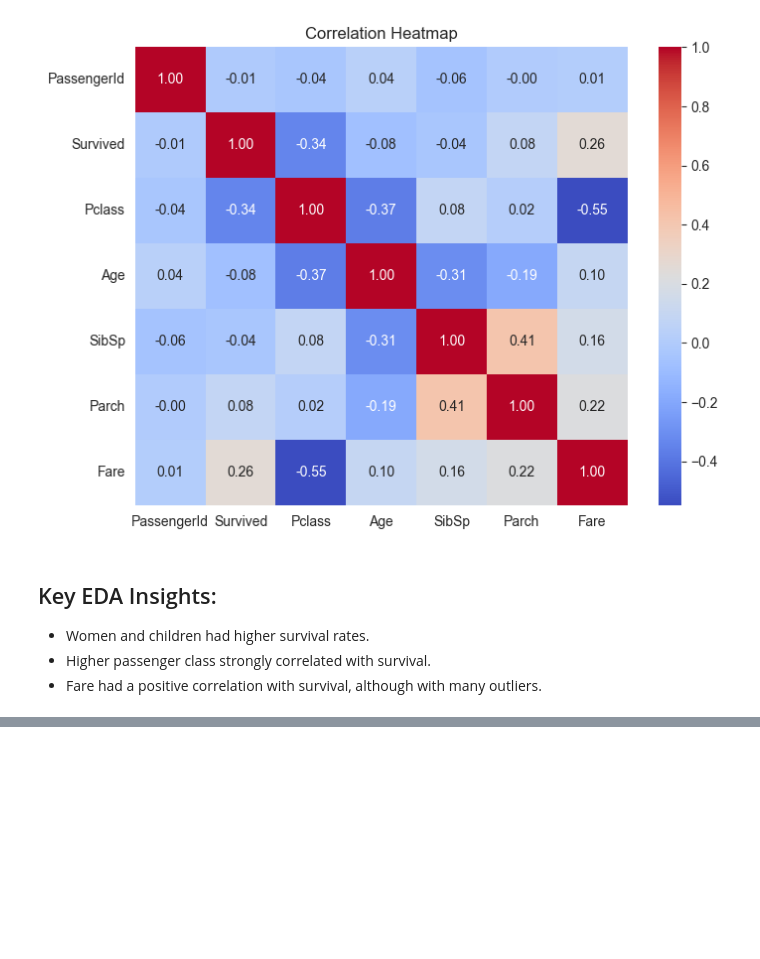
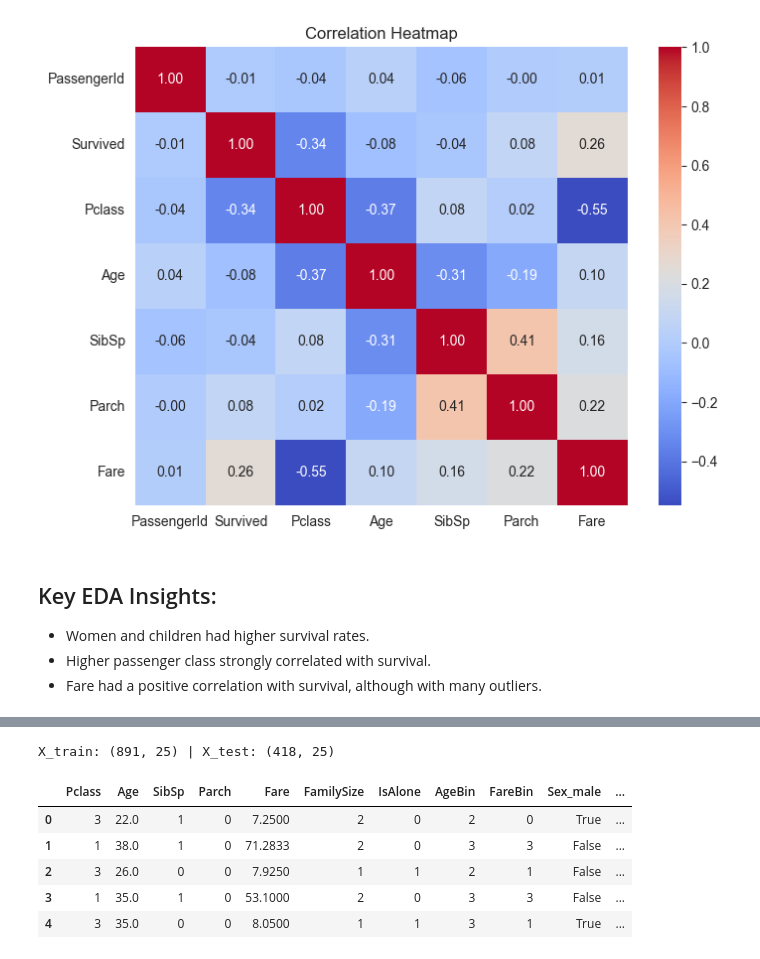
Before and after one commit to KasimM05/Titanic_predictions, a Jupyter notebook: Titanic.ipynb, the cells around one changed output, grey strips where cells are left out. Saved outputs shown, nothing was run; the diff lists cells and outputs as text; code cells hidden in the pictures; blank space fills up the shorter version.

```diff
--- a/Titanic.ipynb
+++ b/Titanic.ipynb
@@ -171,0 +184,62 @@ plt.show()
+# %%
+test_ids = test_df['PassengerId'].copy()
+
+train_tmp = train_df.copy()
+test_tmp  = test_df.copy()
+train_tmp['is_train'] = 1
+test_tmp['is_train']  = 0
+full = pd.concat([train_tmp, test_tmp], ignore_index=True)
+
+# --- Feature creation
+full['FamilySize'] = full['SibSp'] + full['Parch'] + 1
+full['IsAlone'] = (full['FamilySize'] == 1).astype(int)
+
+full['Title'] = full['Name'].str.extract(r',\s*([^\.]+)\.', expand=False).str.strip()
+title_map = {
+    'Mlle':'Miss','Ms':'Miss','Mme':'Mrs',
+    'Lady':'Royal','Countess':'Royal','Sir':'Royal','Don':'Royal','Jonkheer':'Royal',
+    'Capt':'Officer','Col':'Officer','Major':'Officer','Dr':'Officer','Rev':'Officer'
+}
+full['Title'] = full['Title'].replace(title_map)
+rare = full['Title'].value_counts()
+full.loc[full['Title'].isin(rare[rare<10].index), 'Title'] = 'Rare'
+
+full['Deck'] = full['Cabin'].str[0].fillna('U')
+
+# --- Imputations
+full['Embarked'] = full['Embarked'].fillna(full['Embarked'].mode()[0])
+full['Fare'] = full.groupby(['Pclass','Embarked'])['Fare'].transform(lambda s: s.fillna(s.median()))
+
+age_med = full.groupby(['Title','Pclass','Sex'])['Age'].median()
+full['Age'] = full.apply(
+    lambda r: age_med.loc[r['Title'], r['Pclass'], r['Sex']] if pd.isna(r['Age']) else r['Age'],
+    axis=1
+).fillna(full['Age'].median())
+
+# --- Binning
+full['AgeBin']  = pd.cut(full['Age'], bins=[0,12,18,30,45,60,80], labels=False, include_lowest=True)
+full['FareBin'] = pd.qcut(full['Fare'], q=4, labels=False, duplicates='drop')
+
+# --- One-hot encode categoricals
+cat_cols = ['Sex','Embarked','Title','Deck']
+full = pd.get_dummies(full, columns=cat_cols, drop_first=True)
+
+# --- Drop unused
+full = full.drop(columns=['PassengerId','Name','Ticket','Cabin'])
+
+# --- Split
+X_all = full.drop(columns=['Survived','is_train'])
+y_all = train_df['Survived'].astype(int)
+X_train = X_all.iloc[:len(train_df)].copy()
+X_test  = X_all.iloc[len(train_df):].copy()
+
+print("X_train:", X_train.shape, "| X_test:", X_test.shape)
+X_train.head()
+# %% [output]
+X_train: (891, 25) | X_test: (418, 25)
+|  | Pclass | Age | SibSp | Parch | Fare | FamilySize | IsAlone | AgeBin | FareBin | Sex_male | ... |
+| 0 | 3 | 22.0 | 1 | 0 | 7.2500 | 2 | 0 | 2 | 0 | True | ... |
+| 1 | 1 | 38.0 | 1 | 0 | 71.2833 | 2 | 0 | 3 | 3 | False | ... |
+| 2 | 3 | 26.0 | 0 | 0 | 7.9250 | 1 | 1 | 2 | 1 | False | ... |
+| 3 | 1 | 35.0 | 1 | 0 | 53.1000 | 2 | 0 | 3 | 3 | False | ... |
+| 4 | 3 | 35.0 | 0 | 0 | 8.0500 | 1 | 1 | 3 | 1 | True | ... |
```
Also changed, not shown: parts of 8 cells of this notebook.
